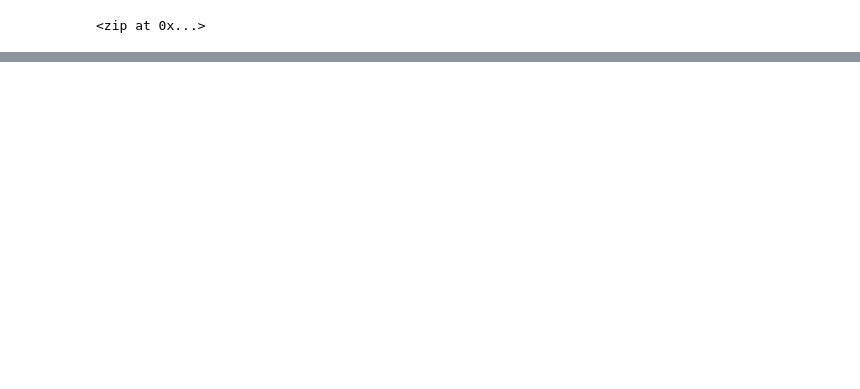
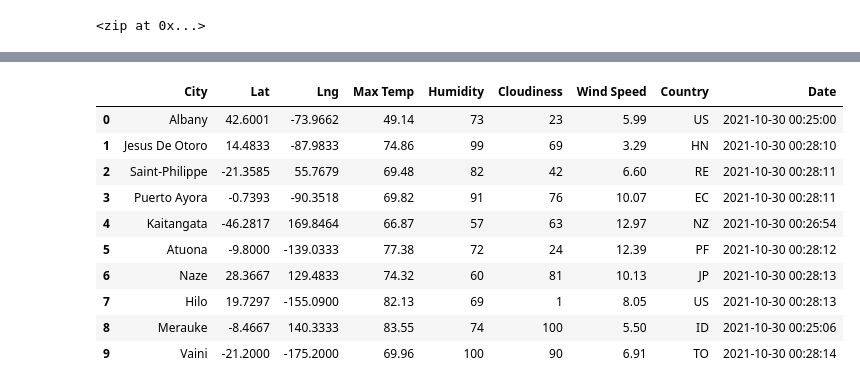
Before and after one commit to JuliaBehling/World_Weather_Analysis, a Jupyter notebook: WeatherPy.ipynb, the cells around one changed output, grey strips where cells are left out. Cells and saved outputs as stored; diff of their text form; code cells hidden in the pictures; blank space fills up the shorter version.

```diff
--- a/WeatherPy.ipynb
+++ b/WeatherPy.ipynb
@@ -33,0 +34,9 @@ len(cities)
+# %%
+
+#Import dependencies
+from citipy import citipy
+import requests
+from config import weather_api_key
+from datetime import datetime
+
+url = "http://api.openweathermap.org/data/2.5/weather?units=Imperial&APPID=" + weather_api_key
@@ -33,0 +121,16 @@ len(cities)
+# %%
+# Convert the array of dictionaries to a Pandas DataFrame.
+city_data_df = pd.DataFrame(city_data)
+city_data_df.head(10)
+# %% [output]
+|  | City | Lat | Lng | Max Temp | Humidity | Cloudiness | Wind Speed | Country | Date |
+| 0 | Albany | 42.6001 | -73.9662 | 49.14 | 73 | 23 | 5.99 | US | 2021-10-30 00:25:00 |
+| 1 | Jesus De Otoro | 14.4833 | -87.9833 | 74.86 | 99 | 69 | 3.29 | HN | 2021-10-30 00:28:10 |
+| 2 | Saint-Philippe | -21.3585 | 55.7679 | 69.48 | 82 | 42 | 6.60 | RE | 2021-10-30 00:28:11 |
+| 3 | Puerto Ayora | -0.7393 | -90.3518 | 69.82 | 91 | 76 | 10.07 | EC | 2021-10-30 00:28:11 |
+| 4 | Kaitangata | -46.2817 | 169.8464 | 66.87 | 57 | 63 | 12.97 | NZ | 2021-10-30 00:26:54 |
+| 5 | Atuona | -9.8000 | -139.0333 | 77.38 | 72 | 24 | 12.39 | PF | 2021-10-30 00:28:12 |
+| 6 | Naze | 28.3667 | 129.4833 | 74.32 | 60 | 81 | 10.13 | JP | 2021-10-30 00:28:13 |
+| 7 | Hilo | 19.7297 | -155.0900 | 82.13 | 69 | 1 | 8.05 | US | 2021-10-30 00:28:13 |
+| 8 | Merauke | -8.4667 | 140.3333 | 83.55 | 74 | 100 | 5.50 | ID | 2021-10-30 00:25:06 |
+| 9 | Vaini | -21.2000 | -175.2000 | 69.96 | 100 | 90 | 6.91 | TO | 2021-10-30 00:28:14 |
```
Also changed, not shown: parts of 5 cells of this notebook, 1 other file.
